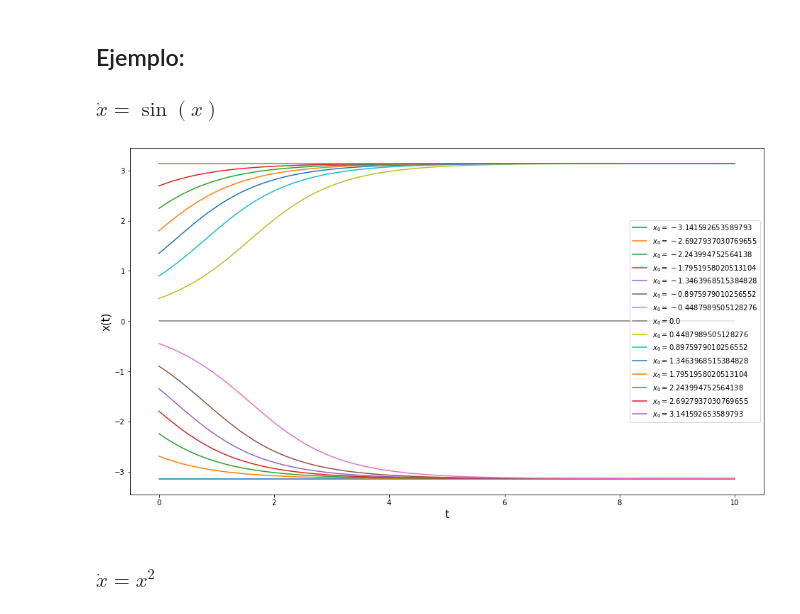
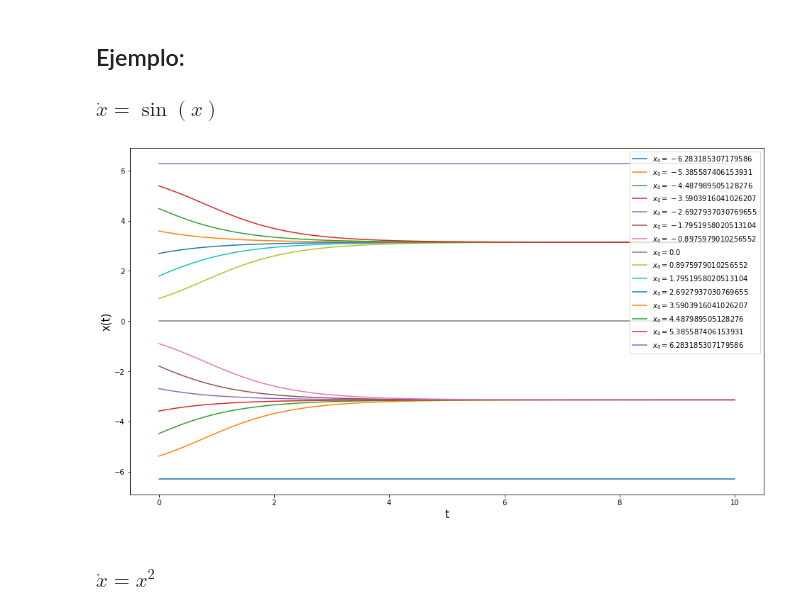
Before and after one commit to Rmejiaz/ModeladoSimulacion, a Jupyter notebook: Cuadernos/MetodoEuler.ipynb, the cells around one changed output. Saved outputs shown, nothing was run; the diff lists cells and outputs as text; code cells hidden in the pictures.

```diff
--- a/Cuadernos/MetodoEuler.ipynb
+++ b/Cuadernos/MetodoEuler.ipynb
@@ -34,15 +34,15 @@ def euler_method(f, h, x0, ti, tf):
 ### $\dot x = \sin(x)$
 # %%
 plt.figure(figsize=(16,9))
-for i in np.linspace(-np.pi,np.pi,15):
+for i in np.linspace(-2*np.pi,2*np.pi,15):
   t,x = euler_method(np.sin,0.1,i,0,10)
   plt.plot(t,x,label=f'$x_0 = {i}$')
   plt.legend()
 plt.xlabel("t",fontsize=15)
 plt.ylabel("x(t)",fontsize=15)
 plt.show()
 # %% [output]
-[figure, old version]
+[figure, new version]
 # %% [markdown]
 ### $\dot x = x^2$
 # %%
```
Also changed, not shown: parts of 1 cell of this notebook.
